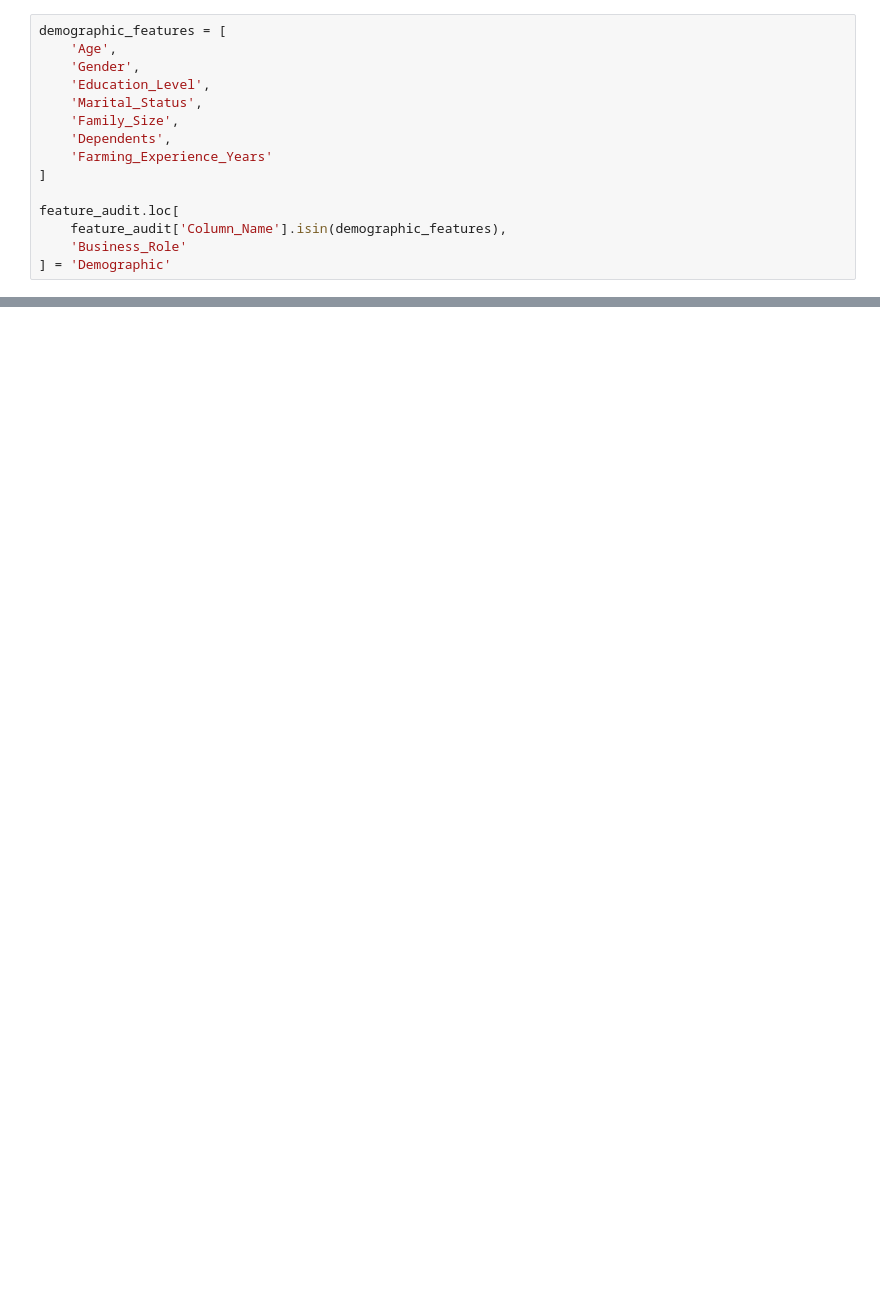
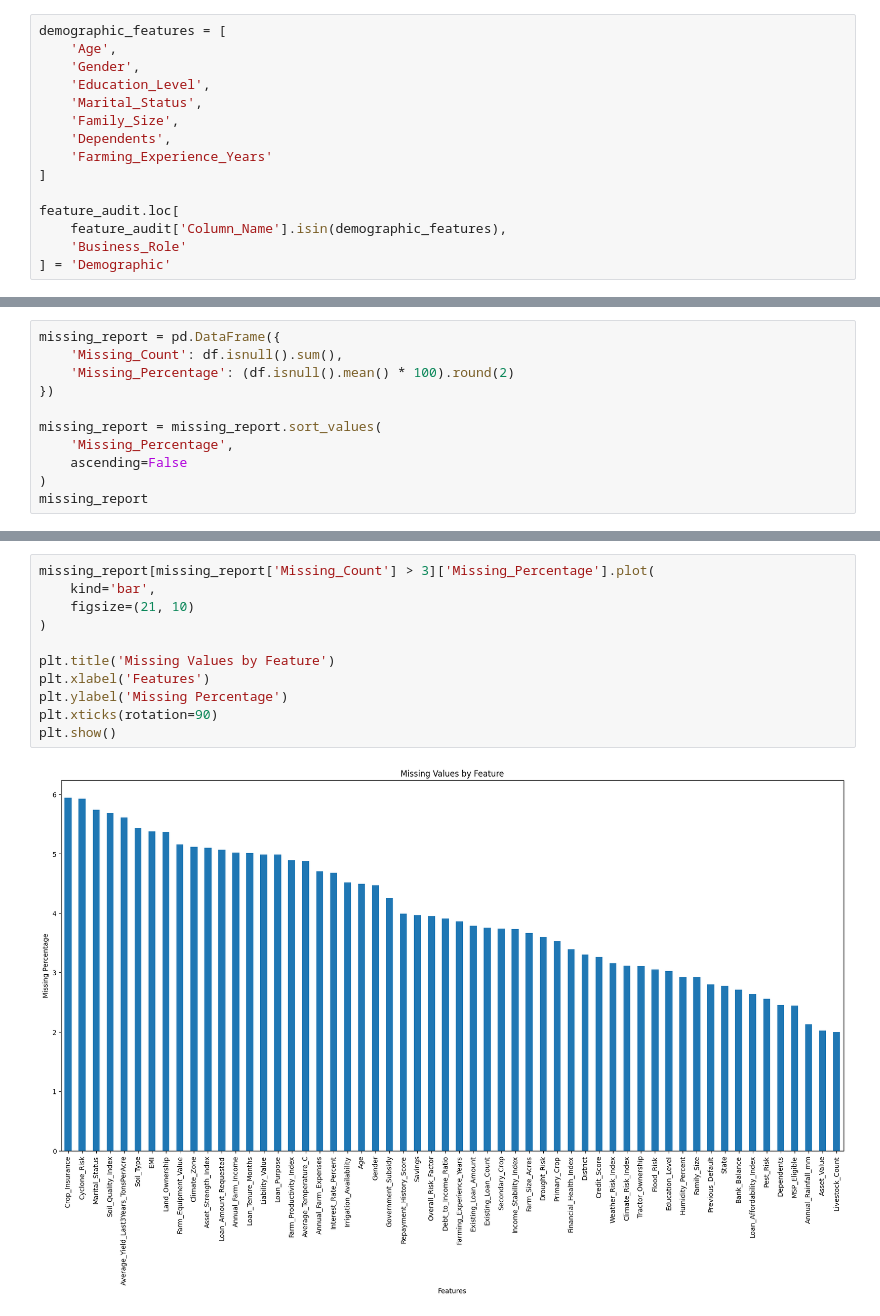
Before and after one commit to Nikhilsankhyan0/Agrisheild-AI, a Jupyter notebook: AgriSheildAI.ipynb, the cells around one changed output, grey strips where cells are left out. Saved outputs shown, nothing was run; the diff lists cells and outputs as text; blank space fills up the shorter version.

Commit message:
done with the data quality phase

```diff
--- a/AgriSheildAI.ipynb
+++ b/AgriSheildAI.ipynb
@@ -243,0 +391,11 @@ feature_audit.loc[
+# %%
+missing_report = pd.DataFrame({
+    'Missing_Count': df.isnull().sum(),
+    'Missing_Percentage': (df.isnull().mean() * 100).round(2)
+})
+
+missing_report = missing_report.sort_values(
+    'Missing_Percentage',
+    ascending=False
+)
+missing_report
@@ -243,0 +432,13 @@ feature_audit.loc[
+# %%
+missing_report[missing_report['Missing_Count'] > 3]['Missing_Percentage'].plot(
+    kind='bar',
+    figsize=(21, 10)
+)
+
+plt.title('Missing Values by Feature')
+plt.xlabel('Features')
+plt.ylabel('Missing Percentage')
+plt.xticks(rotation=90)
+plt.show()
+# %% [output]
+[figure, added]
```
Also changed, not shown: parts of 33 cells of this notebook.
